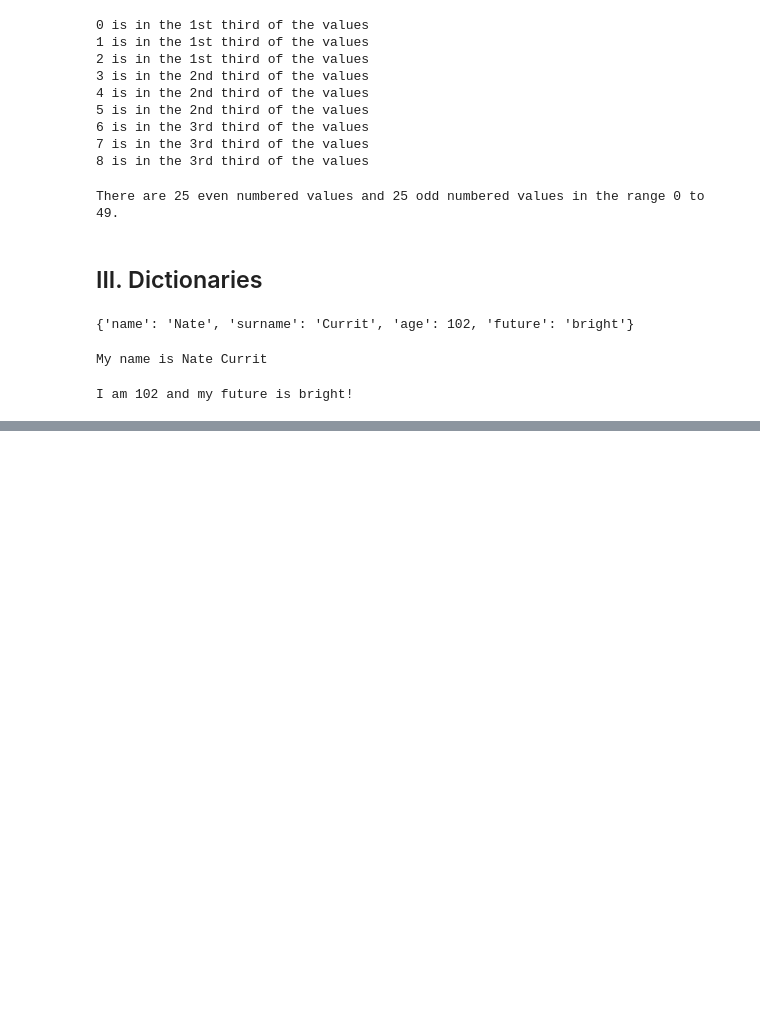
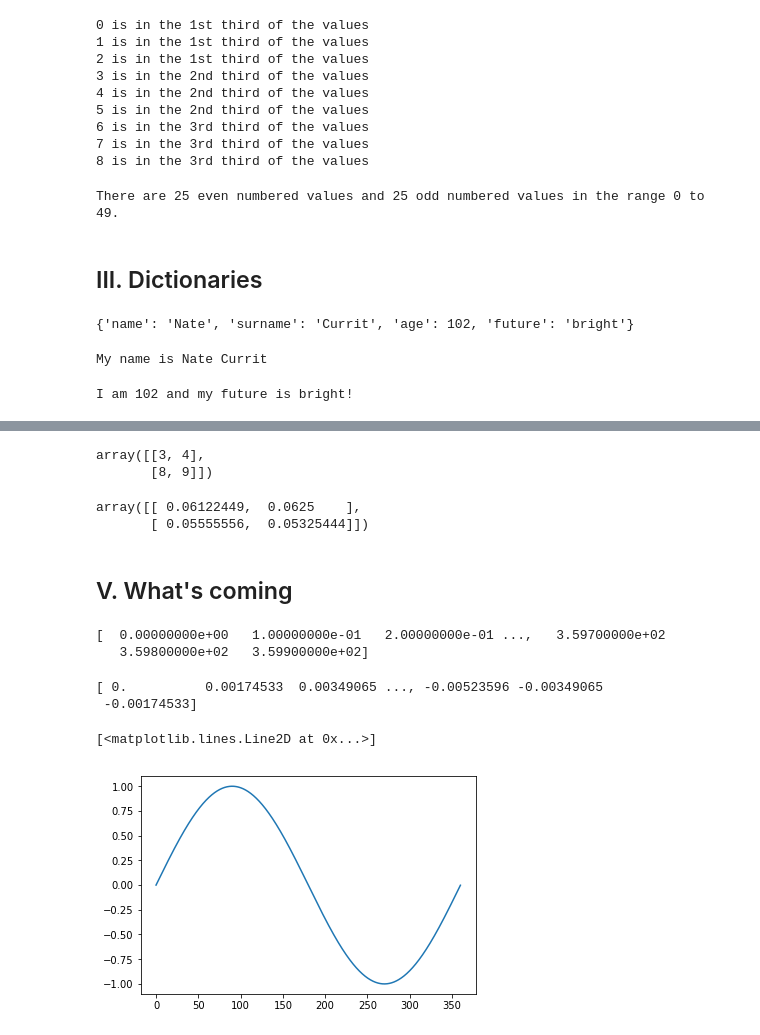
Before and after one commit to aspenmanning/learn_python, a Jupyter notebook: Learning Python 2.ipynb, the cells around one changed output, grey strips where cells are left out. Cells and saved outputs as stored; diff of their text form; code cells hidden in the pictures; blank space fills up the shorter version.

```diff
--- a/Learning Python 2.ipynb
+++ b/Learning Python 2.ipynb
@@ -232,0 +317,32 @@ I am 102 and my future is bright!
+# %%
+a[0:2, 3:]
+# %% [output]
+array([[3, 4],
+       [8, 9]])
+# %%
+a[0:2, 3:] / b[1:3, 2:4]
+# %% [output]
+array([[ 0.06122449,  0.0625    ],
+       [ 0.05555556,  0.05325444]])
+# %% [markdown]
+## V. What's coming
+# %%
+%matplotlib inline
+import numpy as np
+import matplotlib.pyplot as plt
+x = np.arange(0, 360, 0.1)
+y = np.sin(np.radians(x))
+print(x)
+# %% [output]
+[  0.00000000e+00   1.00000000e-01   2.00000000e-01 ...,   3.59700000e+02
+   3.59800000e+02   3.59900000e+02]
+# %%
+print(y)
+# %% [output]
+[ 0.          0.00174533  0.00349065 ..., -0.00523596 -0.00349065
+ -0.00174533]
+# %%
+plt.plot(x, y)
+# %% [output]
+[<matplotlib.lines.Line2D at 0x...>]
+[figure, added]
```
Also changed, not shown: parts of 16 cells of this notebook.
